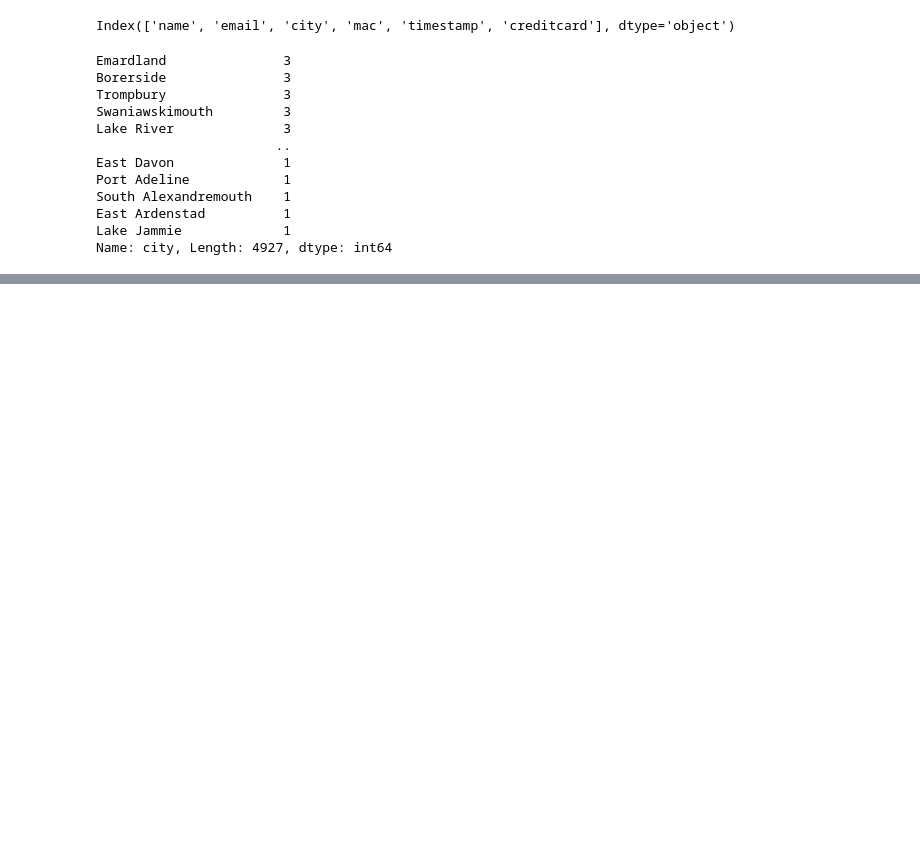
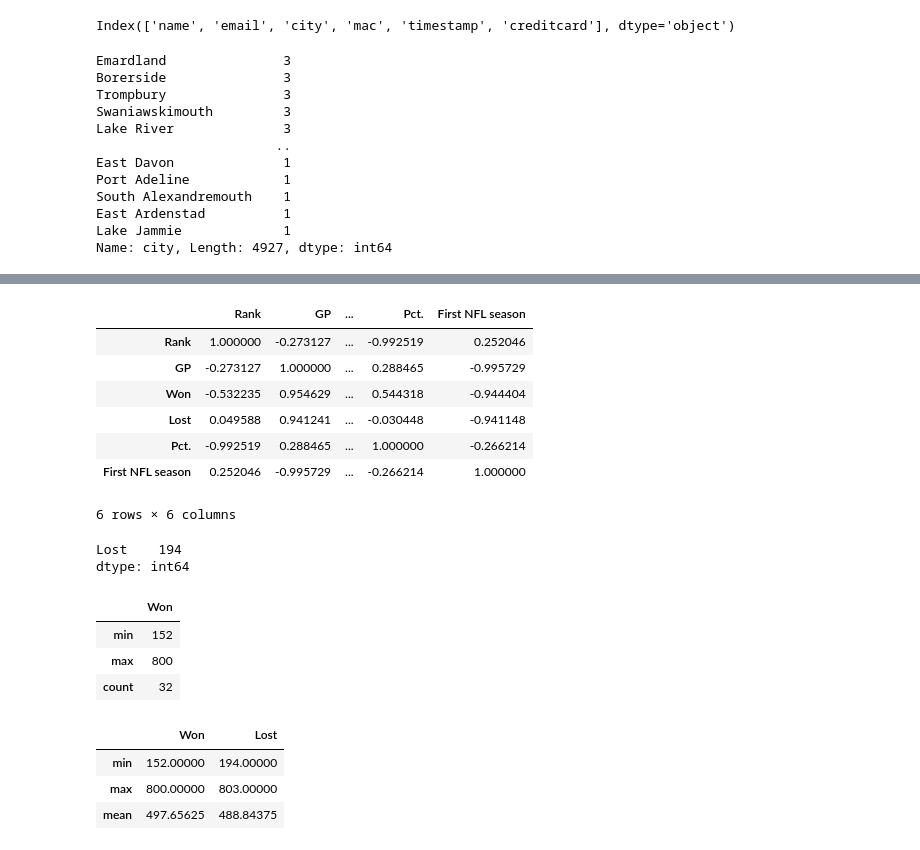
Before and after one commit to archanadatastorage/pythoncodeApril, a Jupyter notebook: SeriesDfApril.ipynb, the cells around one changed output, grey strips where cells are left out. Cells and saved outputs as stored; diff of their text form; code cells hidden in the pictures; blank space fills up the shorter version.

```diff
--- a/SeriesDfApril.ipynb
+++ b/SeriesDfApril.ipynb
@@ -843,0 +1060,30 @@ Name: city, Length: 4927, dtype: int64
+# %%
+nfl.corr()
+# %% [output]
+|  | Rank | GP | ... | Pct. | First NFL season |
+| Rank | 1.000000 | -0.273127 | ... | -0.992519 | 0.252046 |
+| GP | -0.273127 | 1.000000 | ... | 0.288465 | -0.995729 |
+| Won | -0.532235 | 0.954629 | ... | 0.544318 | -0.944404 |
+| Lost | 0.049588 | 0.941241 | ... | -0.030448 | -0.941148 |
+| Pct. | -0.992519 | 0.288465 | ... | 1.000000 | -0.266214 |
+| First NFL season | 0.252046 | -0.995729 | ... | -0.266214 | 1.000000 |
+6 rows × 6 columns
+# %%
+nfl.aggregate({"Lost":min})
+# %% [output]
+Lost    194
+dtype: int64
+# %%
+nfl.aggregate({"Won":["min","max","count"]})
+# %% [output]
+|  | Won |
+| min | 152 |
+| max | 800 |
+| count | 32 |
+# %%
+nfl.aggregate({"Won":["min","max","mean"],"Lost":["min","max","mean"]})
+# %% [output]
+|  | Won | Lost |
+| min | 152.00000 | 194.00000 |
+| max | 800.00000 | 803.00000 |
+| mean | 497.65625 | 488.84375 |
```
Also changed, not shown: parts of 27 cells of this notebook, 1 other file.
